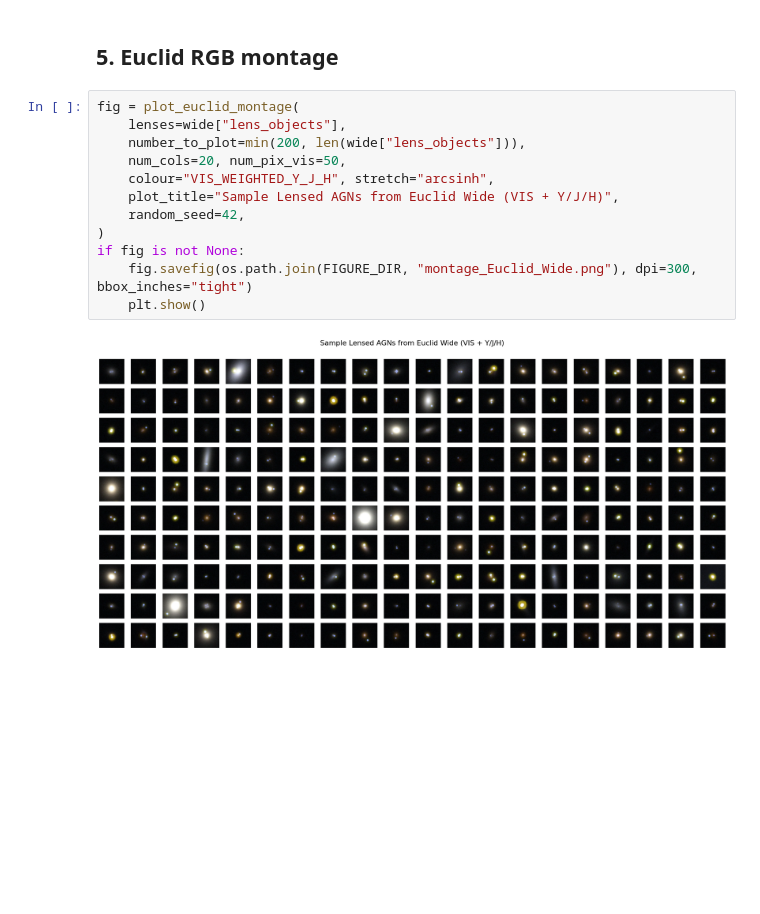
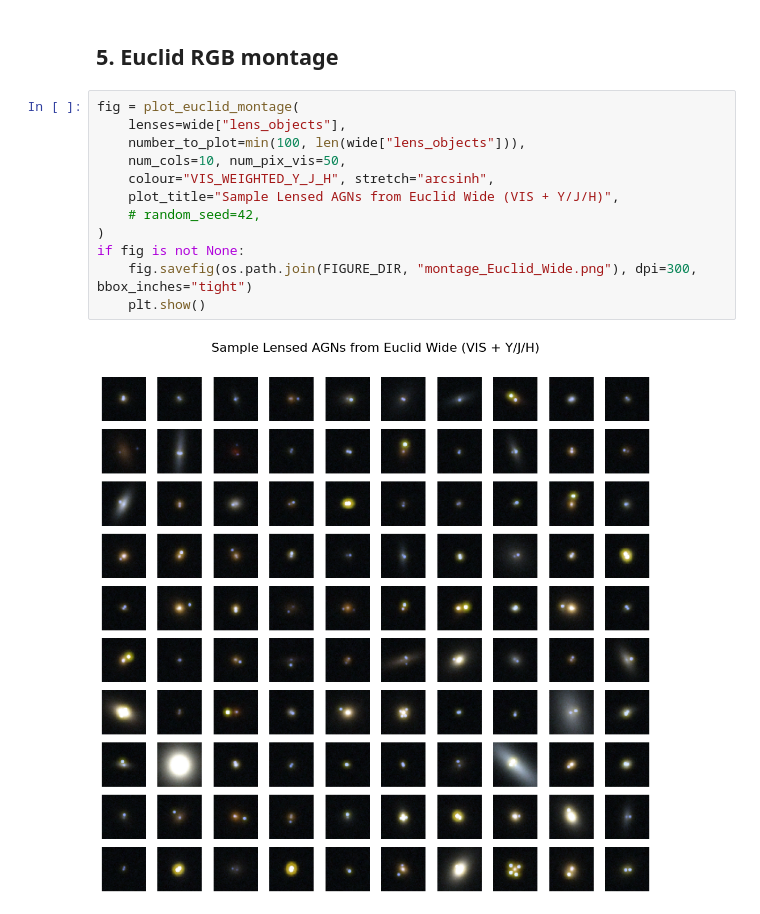
Before and after one commit to timedilatesme/lensed-agn-forecast, a Jupyter notebook: Euclid_lagn_forecast.ipynb, the cells around one changed output. Cells and saved outputs as stored; diff of their text form; blank space fills up the shorter version.

```diff
--- a/Euclid_lagn_forecast.ipynb
+++ b/Euclid_lagn_forecast.ipynb
@@ -240,17 +257,17 @@ Saved figure to: ./figures/corner_euclid_wide.png
 # %%
 fig = plot_euclid_montage(
     lenses=wide["lens_objects"],
-    number_to_plot=min(200, len(wide["lens_objects"])),
-    num_cols=20, num_pix_vis=50,
+    number_to_plot=min(100, len(wide["lens_objects"])),
+    num_cols=10, num_pix_vis=50,
     colour="VIS_WEIGHTED_Y_J_H", stretch="arcsinh",
     plot_title="Sample Lensed AGNs from Euclid Wide (VIS + Y/J/H)",
-    random_seed=42,
+    # random_seed=42,
 )
 if fig is not None:
     fig.savefig(os.path.join(FIGURE_DIR, "montage_Euclid_Wide.png"), dpi=300, bbox_inches="tight")
     plt.show()
 # %% [output]
-[figure, old version]
+[figure, new version]
 # %%
 fig = plot_montage(
     lenses=wide["lens_objects"],
```
Also changed, not shown: parts of 8 cells of this notebook, 12 other files.
